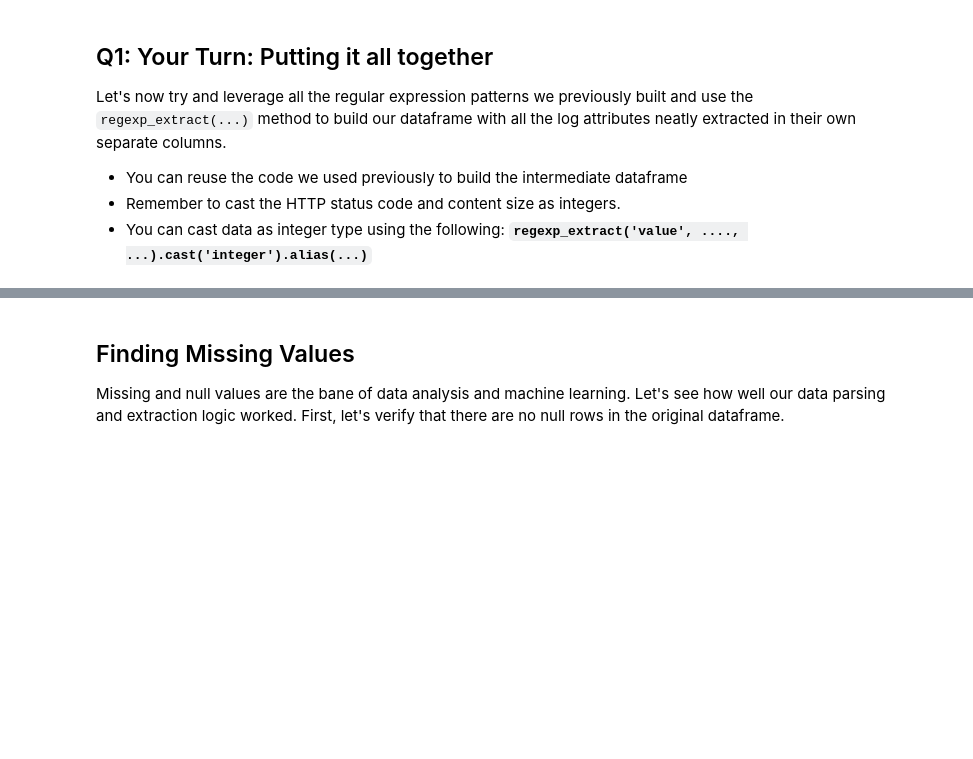
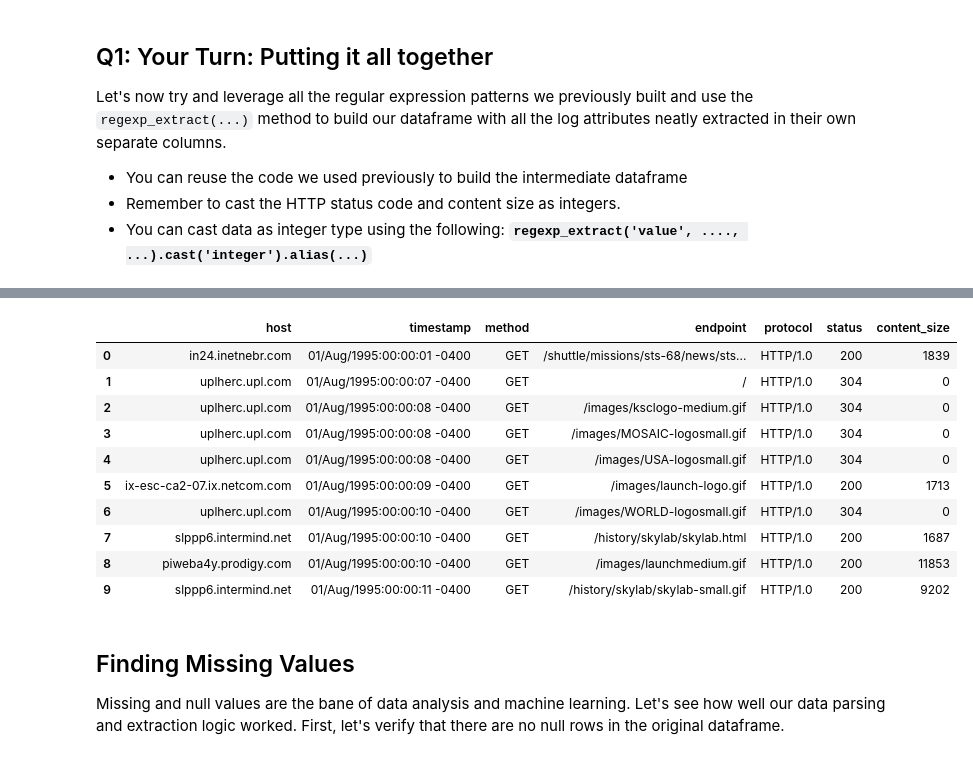
Before and after one commit to michen00/Springboard, a Jupyter notebook: mec-6.4.1.data-wrangling-at-scale-with-spark/Mini_Project_Data_Wrangling_at_Scale_with_Spark.ipynb, the cells around one changed output, grey strips where cells are left out. Cells and saved outputs as stored; diff of their text form; code cells hidden in the pictures; blank space fills up the shorter version.

Commit message:
added pandas displays

```diff
--- a/mec-6.4.1.data-wrangling-at-scale-with-spark/Mini_Project_Data_Wrangling_at_Scale_with_Spark.ipynb
+++ b/mec-6.4.1.data-wrangling-at-scale-with-spark/Mini_Project_Data_Wrangling_at_Scale_with_Spark.ipynb
@@ -233,19 +233,31 @@ Let's now try and leverage all the regular expression patterns we previously bui
 # %%
 # TODO: Replace <FILL IN> with appropriate code
 
 # logs_df = base_df.select(<FILL IN>)
 logs_df = base_df.select(regexp_extract('value', host_pattern, 1).alias('host'),
                          regexp_extract('value', ts_pattern, 1).alias('timestamp'),
                          regexp_extract('value', method_uri_protocol_pattern, 1).alias('method'),
                          regexp_extract('value', method_uri_protocol_pattern, 2).alias('endpoint'),
                          regexp_extract('value', method_uri_protocol_pattern, 3).alias('protocol'),
                          regexp_extract('value', status_pattern, 1).cast('integer').alias('status'),
                          regexp_extract('value', content_size_pattern, 1).cast('integer').alias('content_size'),
                         )
 logs_df.show(10, truncate=True)
 print((logs_df.count(), len(logs_df.columns)))
+logs_df.limit(10).toPandas()
 # %% [output]
 [interactive output not drawn]
+|  | host | timestamp | method | endpoint | protocol | status | content_size |
+| 0 | in24.inetnebr.com | 01/Aug/1995:00:00:01 -0400 | GET | /shuttle/missions/sts-68/news/sts... | HTTP/1.0 | 200 | 1839 |
+| 1 | uplherc.upl.com | 01/Aug/1995:00:00:07 -0400 | GET | / | HTTP/1.0 | 304 | 0 |
+| 2 | uplherc.upl.com | 01/Aug/1995:00:00:08 -0400 | GET | /images/ksclogo-medium.gif | HTTP/1.0 | 304 | 0 |
+| 3 | uplherc.upl.com | 01/Aug/1995:00:00:08 -0400 | GET | /images/MOSAIC-logosmall.gif | HTTP/1.0 | 304 | 0 |
+| 4 | uplherc.upl.com | 01/Aug/1995:00:00:08 -0400 | GET | /images/USA-logosmall.gif | HTTP/1.0 | 304 | 0 |
+| 5 | ix-esc-ca2-07.ix.netcom.com | 01/Aug/1995:00:00:09 -0400 | GET | /images/launch-logo.gif | HTTP/1.0 | 200 | 1713 |
+| 6 | uplherc.upl.com | 01/Aug/1995:00:00:10 -0400 | GET | /images/WORLD-logosmall.gif | HTTP/1.0 | 304 | 0 |
+| 7 | slppp6.intermind.net | 01/Aug/1995:00:00:10 -0400 | GET | /history/skylab/skylab.html | HTTP/1.0 | 200 | 1687 |
+| 8 | piweba4y.prodigy.com | 01/Aug/1995:00:00:10 -0400 | GET | /images/launchmedium.gif | HTTP/1.0 | 200 | 11853 |
+| 9 | slppp6.intermind.net | 01/Aug/1995:00:00:11 -0400 | GET | /history/skylab/skylab-small.gif | HTTP/1.0 | 200 | 9202 |
 # %% [markdown]
 ## Finding Missing Values
 
```
Also changed, not shown: parts of 10 cells of this notebook.
